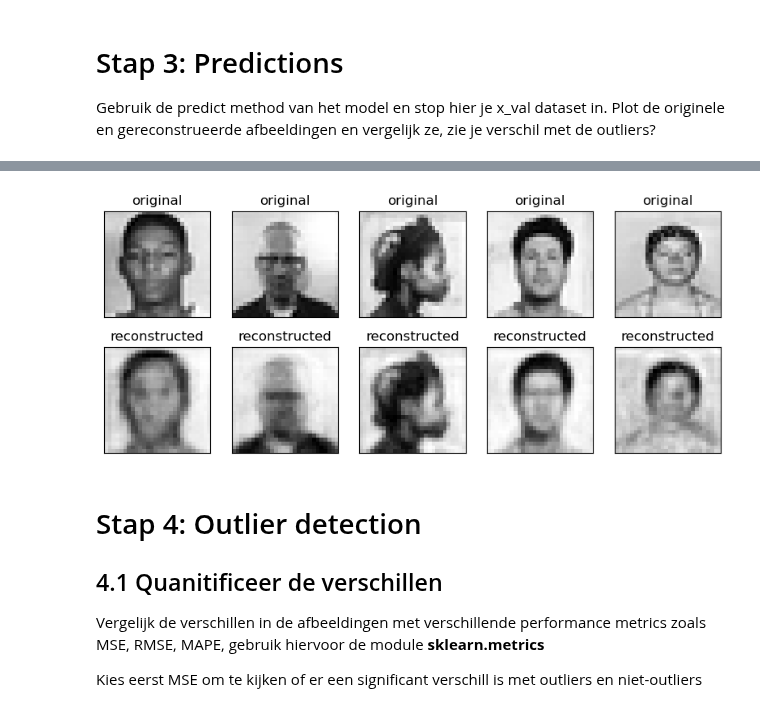
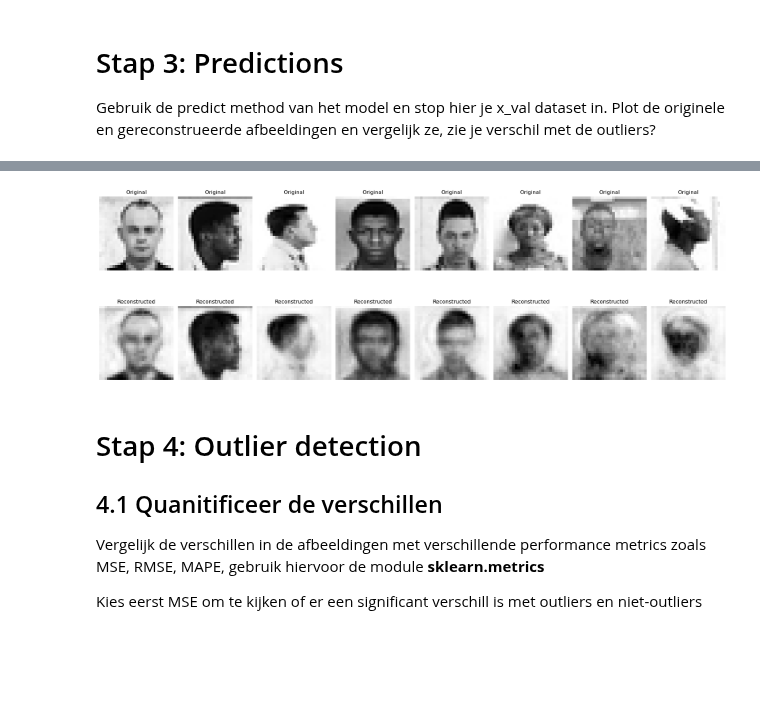
Before and after one commit to yanj27/Smart_Industry, a Jupyter notebook: College 3/Image outlier detection met de AutoEncoder - Les 3.ipynb, the cells around one changed output, grey strips where cells are left out. Saved outputs shown, nothing was run; the diff lists cells and outputs as text; code cells hidden in the pictures; blank space fills up the shorter version.

```diff
--- a/College 3/Image outlier detection met de AutoEncoder - Les 3.ipynb
+++ b/College 3/Image outlier detection met de AutoEncoder - Les 3.ipynb
@@ -104,3 +105,10 @@ plt.imshow(images[8], cmap='gray')
+# %%
+def read_img(name):
+    image = cv2.imread(name, cv2.IMREAD_GRAYSCALE)
+    image = Image.fromarray(image)
+    image = image.resize((28, 28), Image.LANCZOS)
+    image = np.array(image).astype('float32') / 255.0
+    return image
 # %% [markdown]
 # Stap 2: Het trainen van de Autoencoder
 Hieronder krijgen jullie de code van het model (de autoencoder), hij is opgesschreven als functie. In de documentatie van de functie staat wat de inputs en outputs zijn.
@@ -209,7 +221,14 @@ plt.show()
 Gebruik de predict method van het model en stop hier je x_val dataset in.
 Plot de originele en gereconstrueerde afbeeldingen en vergelijk ze, zie je verschil met de outliers?
 # %%
-x_val = images[100:105] / 255
+x_val = images[250:255].astype('float32') / 255.0
+
+out1 = read_img("01489_1_F.png")
+out2 = read_img("01519_1_F.png")
+out3 = read_img("01550_1_R.png")
+
+new_images = np.array([out1, out2, out3])
+x_val = np.concatenate((x_val, new_images), axis=0)
+
 x_pred = model.predict(x_val)
-x_pred.shape
 # %% [output]
@@ -218,24 +236,23 @@ x_pred.shape
 # %%
-plt.figure(figsize=(20, 4))
-for i in range(5):
-  # display original
-  ax = plt.subplot(2, n, i + 1)
-  plt.imshow(x_val[i])
-  plt.title("original")
-  plt.gray()
-  ax.get_xaxis().set_visible(False)
-  ax.get_yaxis().set_visible(False)
+size = x_val.shape[0]
+plt.figure(figsize=(20, 8))
+for i in range(size):
+        # Original
+        plt.subplot(2, size, i + 1)
+        plt.imshow(x_val[i], cmap='gray')
+        plt.title("Original")
+        plt.axis('off')
 
-  # display reconstruction
-  ax = plt.subplot(2, n, i + 1 + n)
-  plt.imshow(x_pred[i])
-  plt.title("reconstructed")
-  plt.gray()
-  ax.get_xaxis().set_visible(False)
-  ax.get_yaxis().set_visible(False)
+        # Reconstructed
+        plt.subplot(2, size, i + 1 + size)
+        plt.imshow(x_pred[i], cmap='gray')
+        plt.title("Reconstructed")
+        plt.axis('off')
+
+plt.tight_layout()
 plt.show()
 # %% [output]
-[figure, old version]
+[figure, new version]
 # %% [markdown]
 # Stap 4: Outlier detection
 ## 4.1 Quanitificeer de verschillen
```
Also changed, not shown: parts of 10 cells of this notebook.
